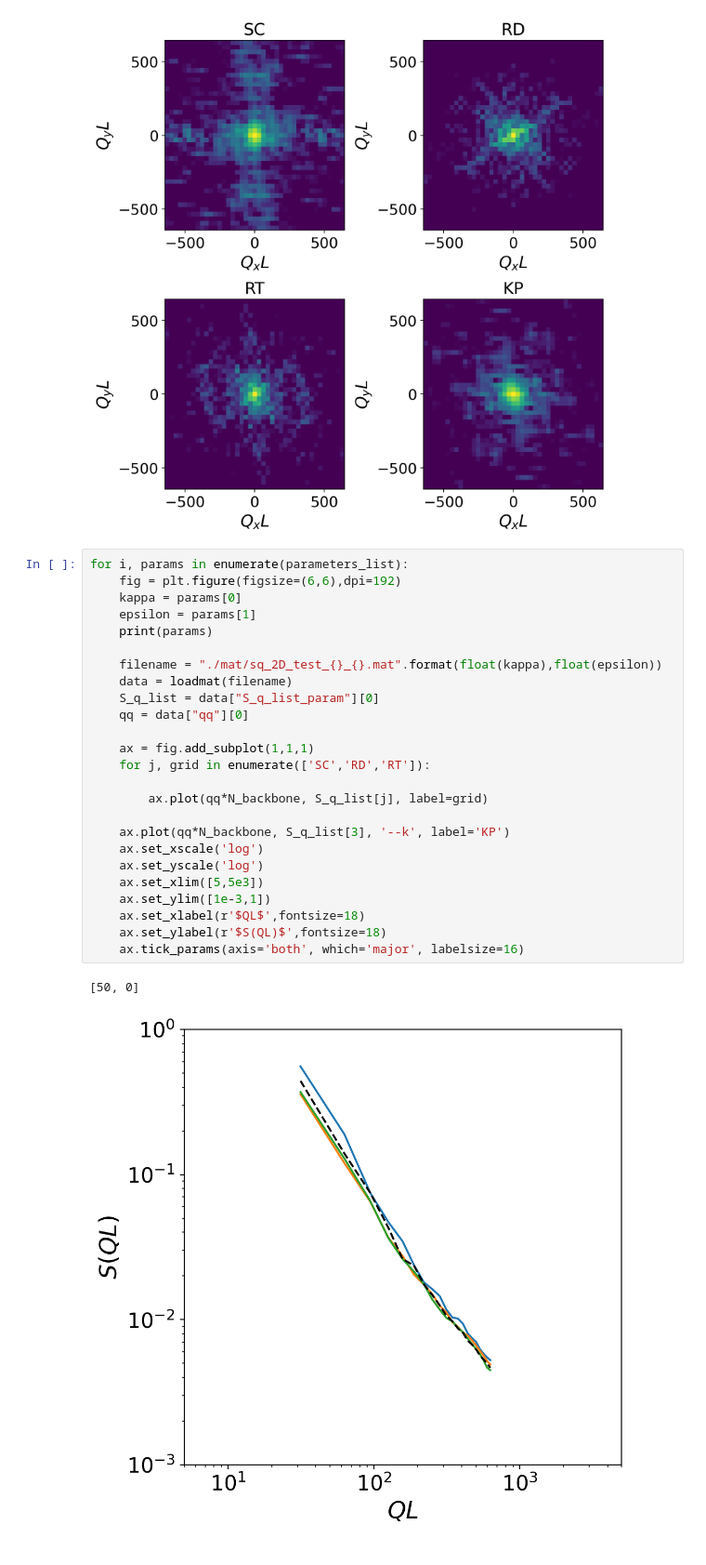
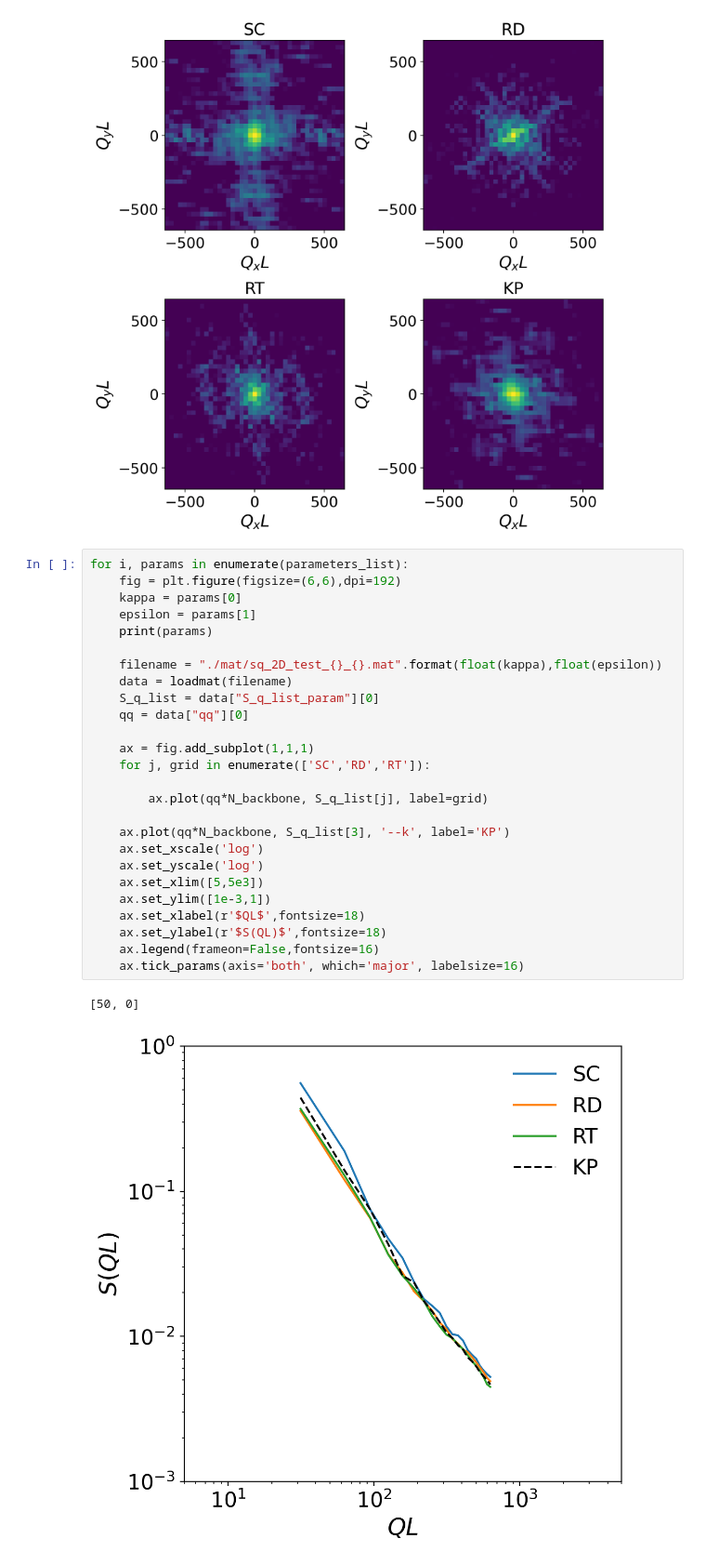
Before and after one commit to ch-tung/Catalan_MC, a Jupyter notebook: plot_SQ_2D.ipynb, the cells around one changed output. Shown at 93% size. Cells and saved outputs as stored; diff of their text form.

Commit message:
update plotting

```diff
--- a/plot_SQ_2D.ipynb
+++ b/plot_SQ_2D.ipynb
@@ -78,28 +78,29 @@ for j, params in enumerate(parameters_list):
 # %%
 for i, params in enumerate(parameters_list):
     fig = plt.figure(figsize=(6,6),dpi=192)
     kappa = params[0]
     epsilon = params[1]
     print(params)
 
     filename = "./mat/sq_2D_test_{}_{}.mat".format(float(kappa),float(epsilon))
     data = loadmat(filename)
     S_q_list = data["S_q_list_param"][0]
     qq = data["qq"][0]
 
     ax = fig.add_subplot(1,1,1)
     for j, grid in enumerate(['SC','RD','RT']):
 
         ax.plot(qq*N_backbone, S_q_list[j], label=grid)
 
     ax.plot(qq*N_backbone, S_q_list[3], '--k', label='KP')
     ax.set_xscale('log')
     ax.set_yscale('log')
     ax.set_xlim([5,5e3])
     ax.set_ylim([1e-3,1])
     ax.set_xlabel(r'$QL$',fontsize=18)
     ax.set_ylabel(r'$S(QL)$',fontsize=18)
+    ax.legend(frameon=False,fontsize=16)
     ax.tick_params(axis='both', which='major', labelsize=16)
 # %% [output]
 [50, 0]
-[figure, old version]
+[figure, new version]
```
